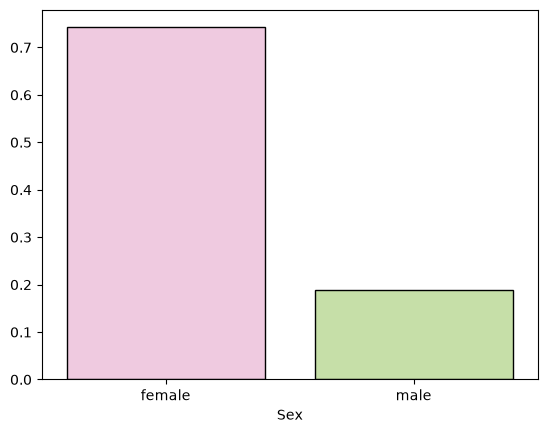
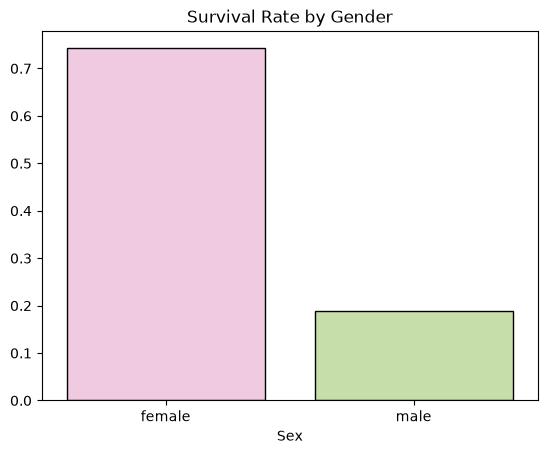
The change to this notebook cell's code, shown as a diff; its figure went from the first image to the second:
--- before
+++ after
@@ -1 +1,2 @@
 sns.barplot(x= Rate.index, y= Rate.values,palette='PiYG',edgecolor='black')
+plt.title('Survival Rate by Gender')

Commit: Titanic EDA: Added readable labels for Survivors/Non-Survivors and improved visualizations